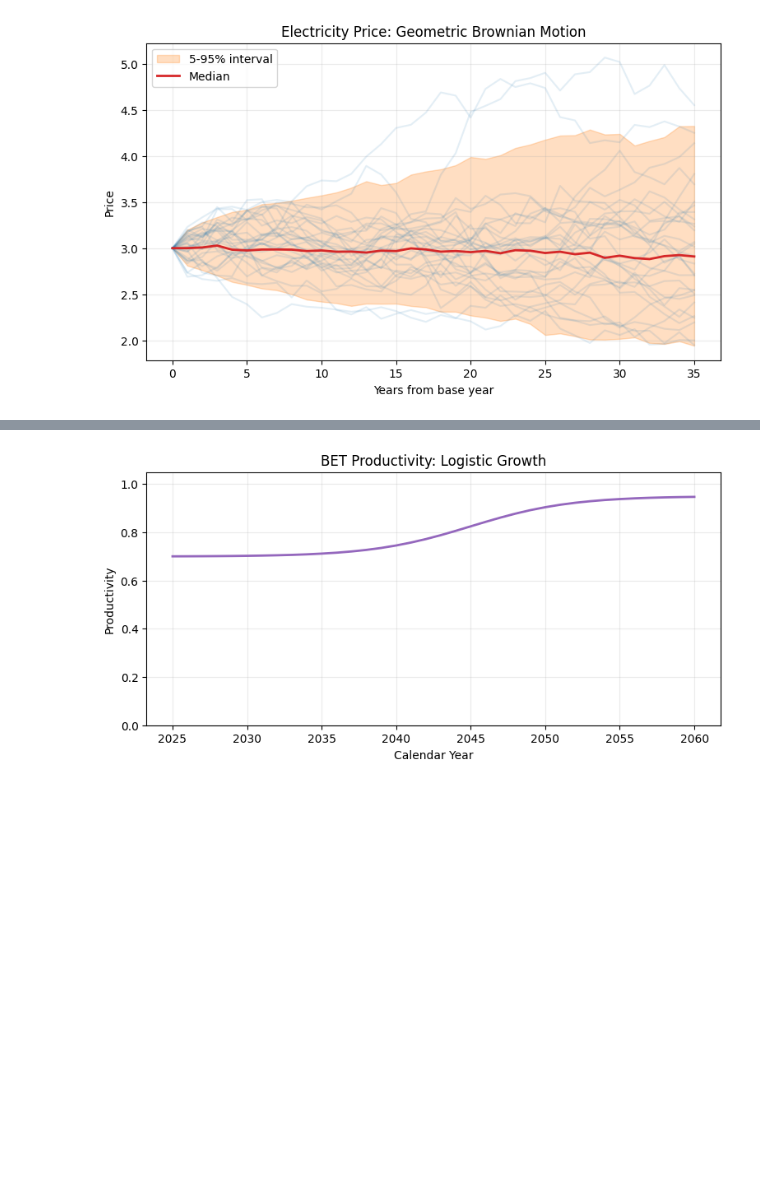
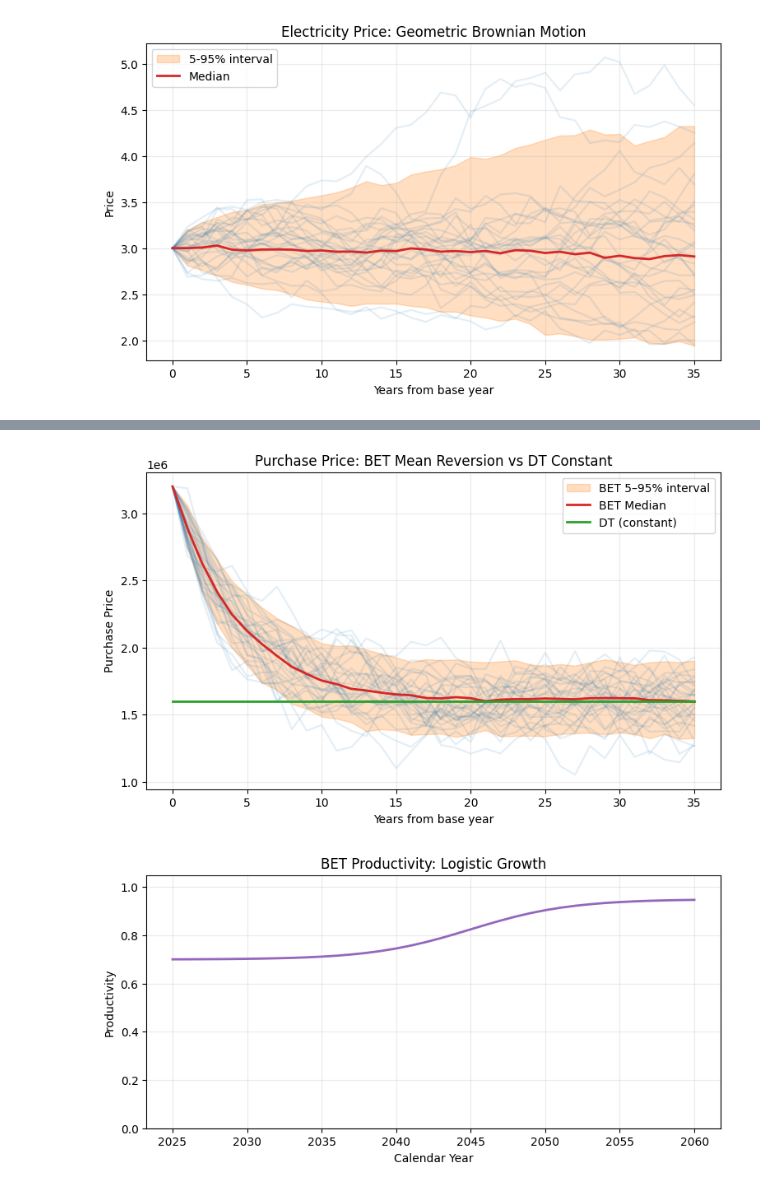
Before and after one commit to simfro/fleet-replacement, a Jupyter notebook: notebooks/stochastic_processes_analysis.ipynb, the cells around one changed output, grey strips where cells are left out. Drawn from its saved outputs; the diff is of its cells as text; code cells hidden in the pictures; blank space fills up the shorter version.

```diff
--- a/notebooks/stochastic_processes_analysis.ipynb
+++ b/notebooks/stochastic_processes_analysis.ipynb
@@ -118,4 +118,42 @@ plt.show()
 [figure]
+# %%
+bet_paths = simulate_paths(
+    step_fn=lambda value, local_rng: BET_price_mean_reversion_step(
+        value, config.BET_price, local_rng
+    ),
+    initial_value=config.BET_price.initial_price,
+    n_years=n_years,
+    n_paths=n_paths,
+    rng=rng,
+)
+
+dt_constant = np.array(
+    [DT_price_step(config.DT_price.initial_price) for _ in range(n_years + 1)],
+    dtype=float,
+)
+
+t = np.arange(n_years + 1)
+q05 = np.quantile(bet_paths, 0.05, axis=0)
+q50 = np.quantile(bet_paths, 0.50, axis=0)
+q95 = np.quantile(bet_paths, 0.95, axis=0)
+
+plt.figure(figsize=(9, 5))
+for i in range(min(30, bet_paths.shape[0])):
+    plt.plot(t, bet_paths[i], alpha=0.12, color="tab:blue")
+
+plt.fill_between(
+    t, q05, q95, color="tab:orange", alpha=0.25, label="BET 5–95% interval"
+)
+plt.plot(t, q50, color="tab:red", lw=2, label="BET Median")
+plt.plot(t, dt_constant, color="tab:green", lw=2, label="DT (constant)")
+plt.title("Purchase Price: BET Mean Reversion vs DT Constant")
+plt.xlabel("Years from base year")
+plt.ylabel("Purchase Price")
+plt.grid(alpha=0.25)
+plt.legend()
+plt.show()
+# %% [output]
+[figure, added]
 # %%
 years = np.arange(start_year, start_year + n_years + 1)
 productivity = np.array(
```
Also changed, not shown: parts of 1 cell of this notebook.
